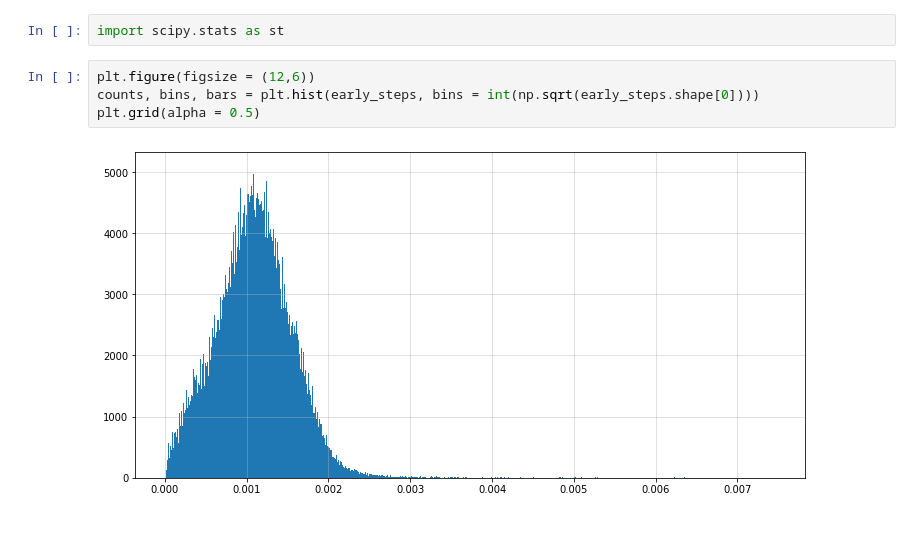
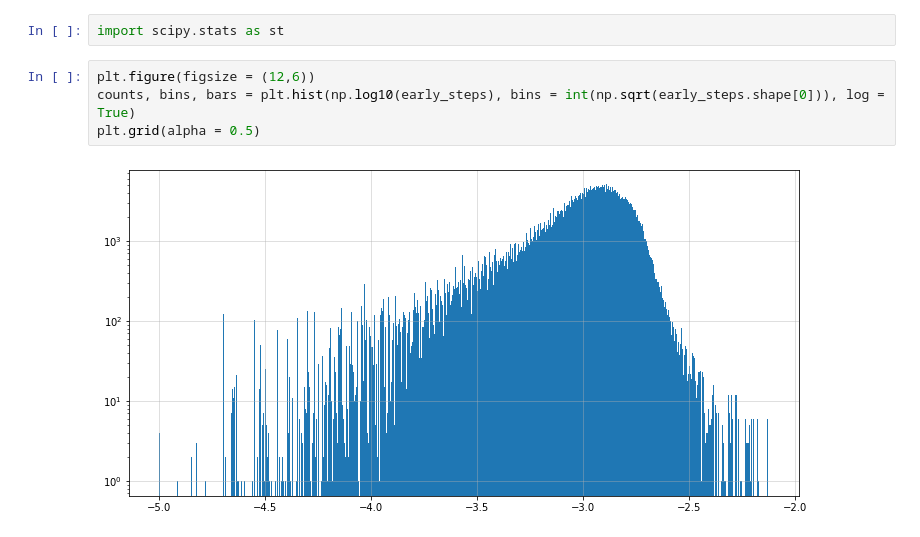
Before and after one commit to sazio/Battleship, a Jupyter notebook: Trajectories&Levy.ipynb, the cells around one changed output. Drawn from its saved outputs; the diff is of its cells as text.

```diff
--- a/Trajectories&Levy.ipynb
+++ b/Trajectories&Levy.ipynb
@@ -74,7 +74,7 @@ for i in tqdm(range(1,17)):
 import scipy.stats as st
 # %%
 plt.figure(figsize = (12,6))
-counts, bins, bars = plt.hist(early_steps, bins = int(np.sqrt(early_steps.shape[0])))
+counts, bins, bars = plt.hist(np.log10(early_steps), bins = int(np.sqrt(early_steps.shape[0])), log = True)
 plt.grid(alpha = 0.5)
 # %% [output]
-[figure, old version]
+[figure, new version]
```
Also changed, not shown: parts of 8 cells of this notebook.
